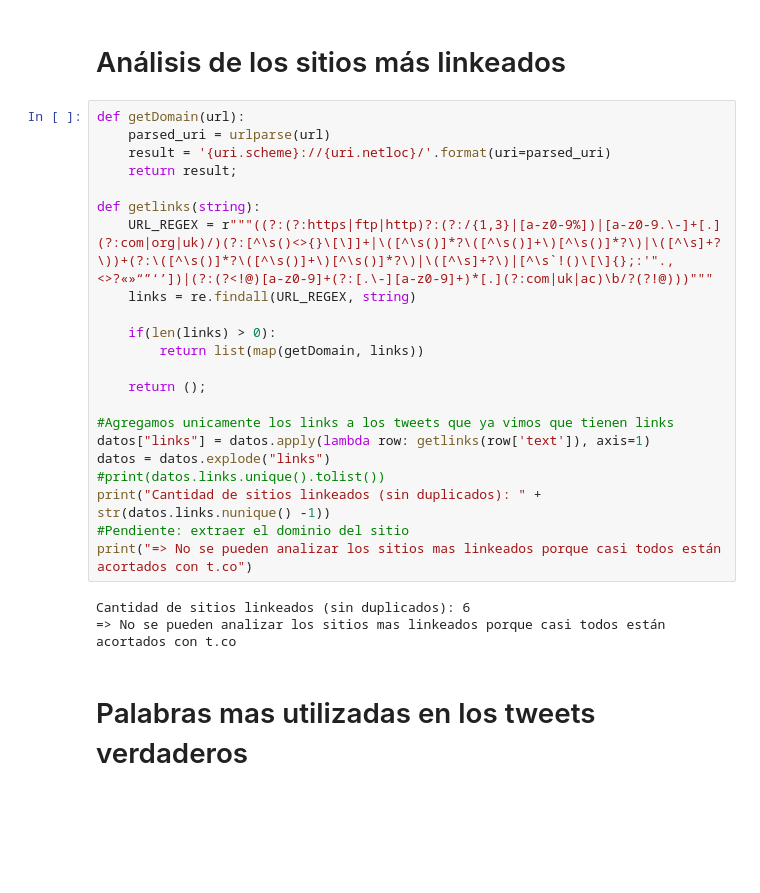
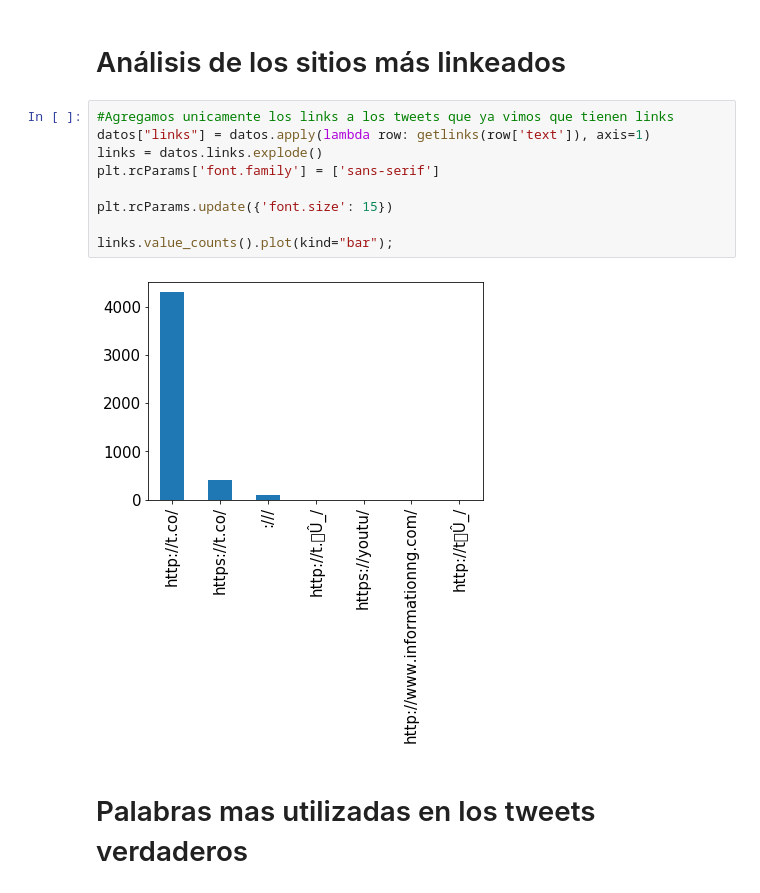
Before and after one commit to FranciscoGauna/TP1-Datos, a Jupyter notebook: Analisis-Seba.ipynb, the cells around one changed output. Saved outputs shown, nothing was run; the diff lists cells and outputs as text; blank space fills up the shorter version.

Commit message:
Count and plot links in tweets

```diff
--- a/Analisis-Seba.ipynb
+++ b/Analisis-Seba.ipynb
@@ -101,31 +102,17 @@ ax1.axis('equal');
 [figure]
 # %% [markdown]
 # Análisis de los sitios más linkeados
-# %%
-def getDomain(url):
-    parsed_uri = urlparse(url)
-    result = '{uri.scheme}://{uri.netloc}/'.format(uri=parsed_uri)
-    return result;
-
-def getlinks(string):
-    URL_REGEX = r"""((?:(?:https|ftp|http)?:(?:/{1,3}|[a-z0-9%])|[a-z0-9.\-]+[.](?:com|org|uk)/)(?:[^\s()<>{}\[\]]+|\([^\s()]*?\([^\s()]+\)[^\s()]*?\)|\([^\s]+?\))+(?:\([^\s()]*?\([^\s()]+\)[^\s()]*?\)|\([^\s]+?\)|[^\s`!()\[\]{};:'".,<>?«»“”‘’])|(?:(?<!@)[a-z0-9]+(?:[.\-][a-z0-9]+)*[.](?:com|uk|ac)\b/?(?!@)))"""
-    links = re.findall(URL_REGEX, string)
-
-    if(len(links) > 0):
-        return list(map(getDomain, links))
-
-    return ();
-
-#Agregamos unicamente los links a los tweets que ya vimos que tienen links
-datos["links"] = datos.apply(lambda row: getlinks(row['text']), axis=1)
-datos = datos.explode("links")
-#print(datos.links.unique().tolist())
-print("Cantidad de sitios linkeados (sin duplicados): " + str(datos.links.nunique() -1))
-#Pendiente: extraer el dominio del sitio
-print("=> No se pueden analizar los sitios mas linkeados porque casi todos están acortados con t.co")
-# %% [output]
-Cantidad de sitios linkeados (sin duplicados): 6
-=> No se pueden analizar los sitios mas linkeados porque casi todos están acortados con t.co
+# %%
+#Agregamos unicamente los links a los tweets que ya vimos que tienen links
+datos["links"] = datos.apply(lambda row: getlinks(row['text']), axis=1)
+links = datos.links.explode()
+plt.rcParams['font.family'] = ['sans-serif']
+
+plt.rcParams.update({'font.size': 15})
+
+links.value_counts().plot(kind="bar");
+# %% [output]
+[figure, added]
 # %% [markdown]
 # Palabras mas utilizadas en los tweets verdaderos
 # %%
```
Also changed, not shown: parts of 3 cells of this notebook.
